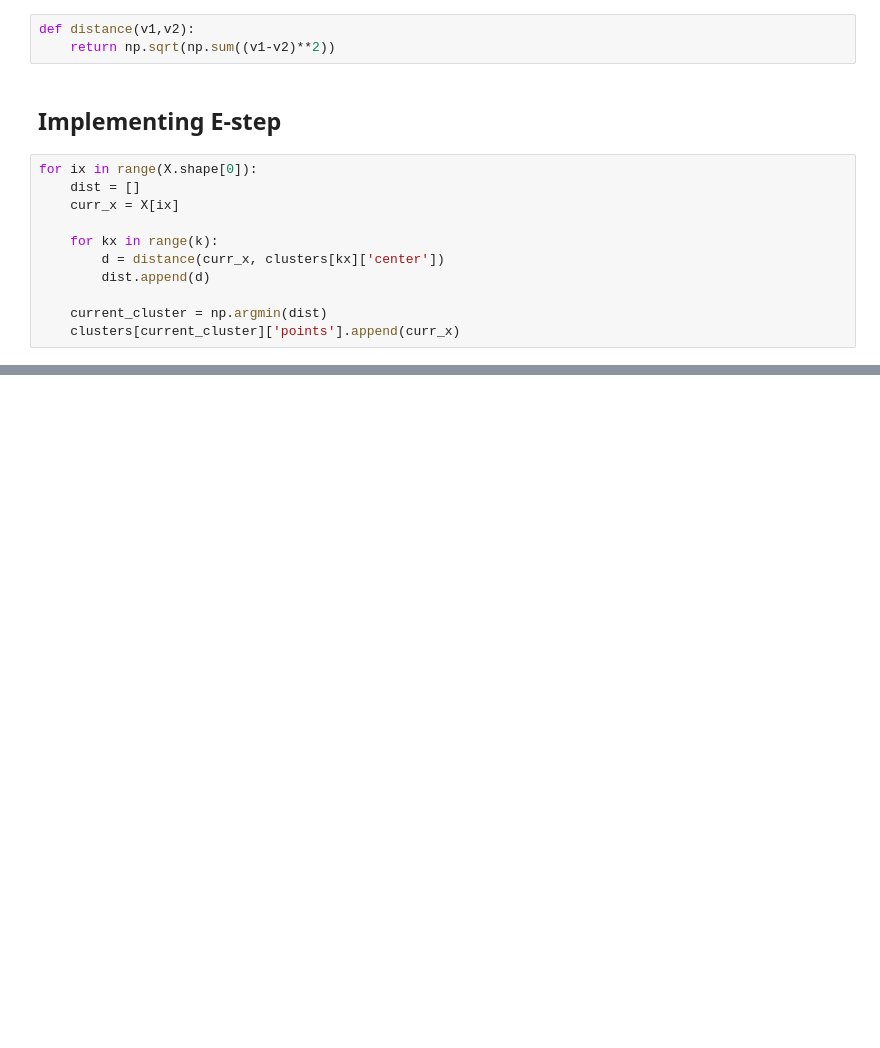
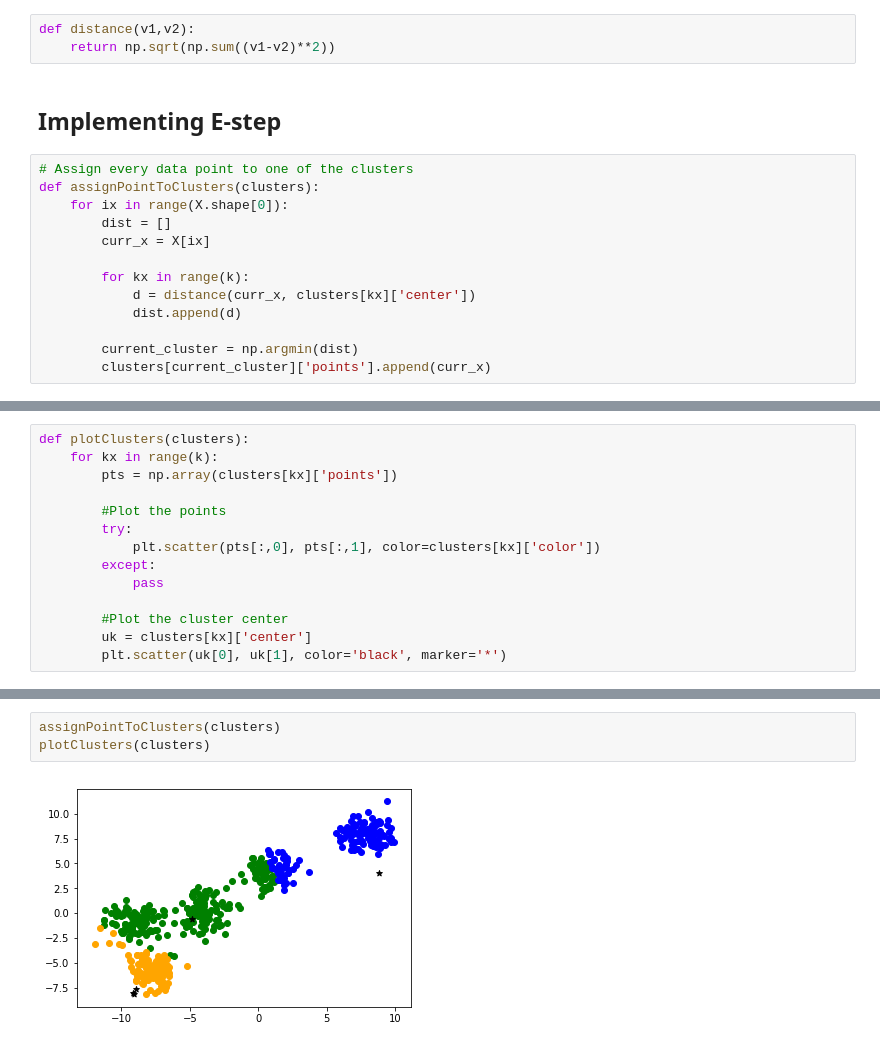
Before and after one commit to CheshtaK/ML-Basics, a Jupyter notebook: K-Means Clustering.ipynb, the cells around one changed output, grey strips where cells are left out. Drawn from its saved outputs; the diff is of its cells as text; blank space fills up the shorter version.

```diff
--- a/K-Means Clustering.ipynb
+++ b/K-Means Clustering.ipynb
@@ -36,13 +36,15 @@ def distance(v1,v2):
 # %% [markdown]
 ## Implementing E-step
 # %%
-for ix in range(X.shape[0]):
-    dist = []
-    curr_x = X[ix]
+# Assign every data point to one of the clusters
+def assignPointToClusters(clusters):
+    for ix in range(X.shape[0]):
+        dist = []
+        curr_x = X[ix]
 
-    for kx in range(k):
-        d = distance(curr_x, clusters[kx]['center'])
-        dist.append(d)
+        for kx in range(k):
+            d = distance(curr_x, clusters[kx]['center'])
+            dist.append(d)
 
-    current_cluster = np.argmin(dist)
-    clusters[current_cluster]['points'].append(curr_x)
+        current_cluster = np.argmin(dist)
+        clusters[current_cluster]['points'].append(curr_x)
@@ -48,0 +53,14 @@ for ix in range(X.shape[0]):
+# %%
+def plotClusters(clusters):
+    for kx in range(k):
+        pts = np.array(clusters[kx]['points'])
+
+        #Plot the points
+        try:
+            plt.scatter(pts[:,0], pts[:,1], color=clusters[kx]['color'])
+        except:
+            pass
+
+        #Plot the cluster center
+        uk = clusters[kx]['center']
+        plt.scatter(uk[0], uk[1], color='black', marker='*')
@@ -48,0 +79,5 @@ for ix in range(X.shape[0]):
+# %%
+assignPointToClusters(clusters)
+plotClusters(clusters)
+# %% [output]
+[figure, added]
```
Also changed, not shown: parts of 4 cells of this notebook.
